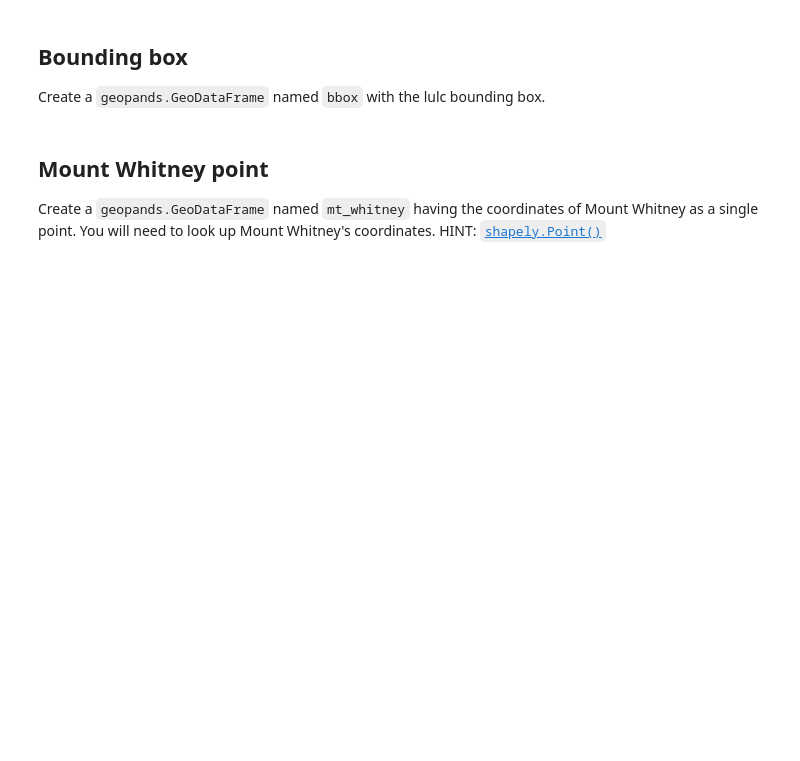
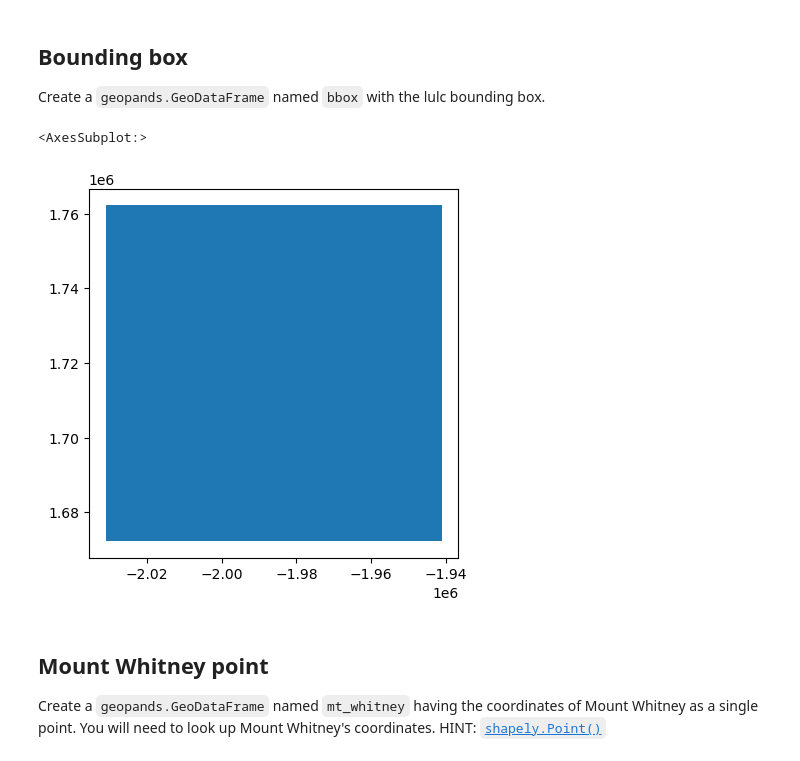
Before and after one commit to hmchilders/eds220-hw-4, a Jupyter notebook: hwk4-task1-whitney-map.ipynb, the cells around one changed output. Cells and saved outputs as stored; diff of their text form; code cells hidden in the pictures; blank space fills up the shorter version.

```diff
--- a/hwk4-task1-whitney-map.ipynb
+++ b/hwk4-task1-whitney-map.ipynb
@@ -87,8 +77,14 @@ ca
 ## Bounding box
 Create a `geopands.GeoDataFrame` named `bbox` with the lulc bounding box.
 # %%
+#Create a bounding box using the bounds of the LU/LC Data
 lulc_bbox = gpd.GeoDataFrame(geometry = [box(*lulc.rio.bounds())],
                            crs = lulc.rio.crs)
+#Plot the bounding box to check the output
+lulc_bbox.plot()
+# %% [output]
+<AxesSubplot:>
+[figure, added]
 # %% [markdown]
 ## Mount Whitney point
 Create a `geopands.GeoDataFrame` named `mt_whitney` having the coordinates of Mount Whitney as a single point. You will need to look up Mount Whitney's coordinates. HINT: [`shapely.Point()`](https://shapely.readthedocs.io/en/stable/reference/shapely.Point.html)
```
Also changed, not shown: parts of 7 cells of this notebook, 1 other file.
